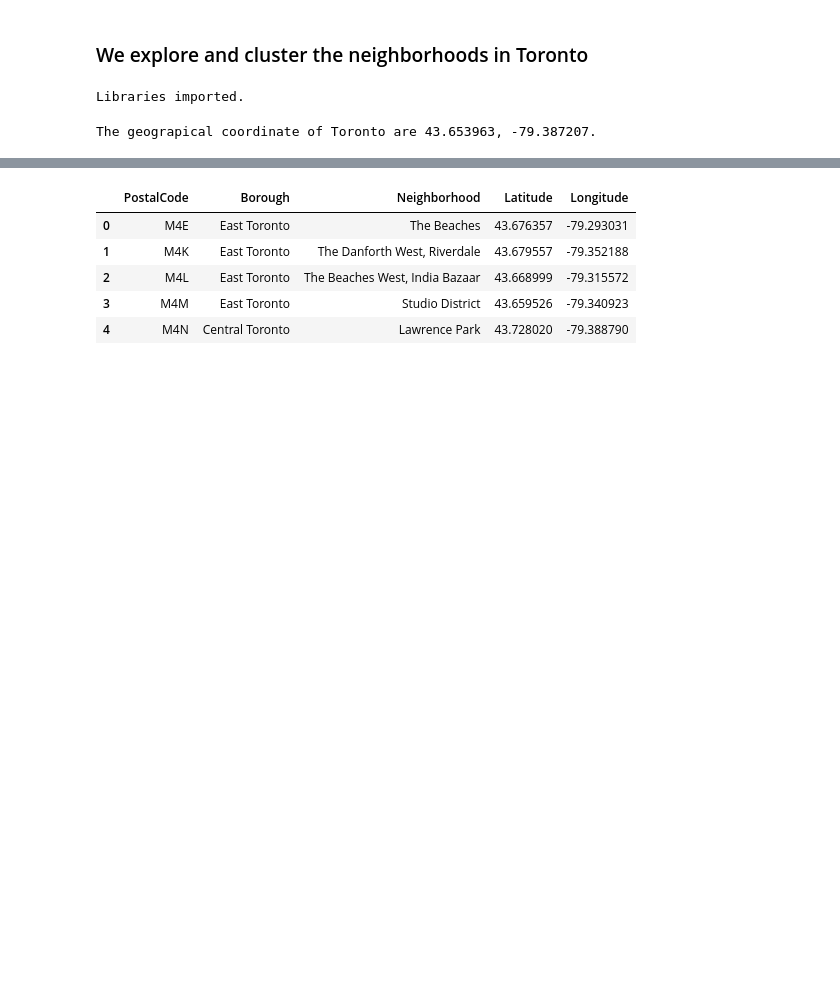
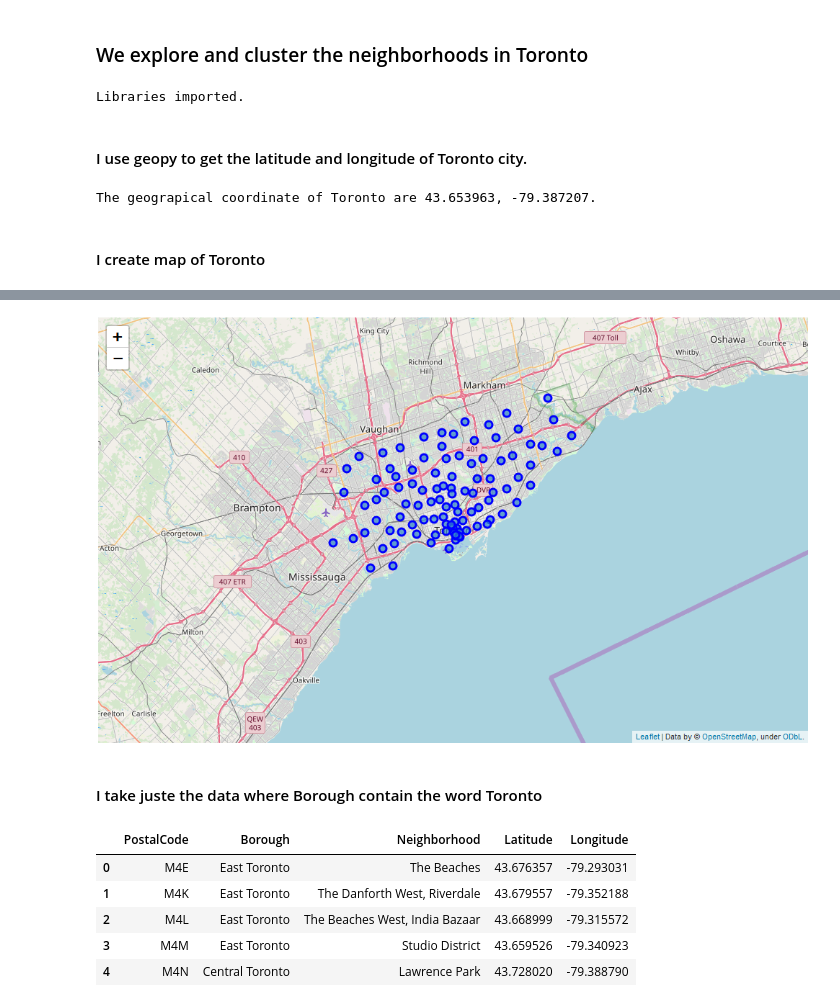
Before and after one commit to mbouayoun/Coursera_Capstone, a Jupyter notebook: Week3_toronto_part3.ipynb, the cells around one changed output, grey strips where cells are left out. Drawn from its saved outputs; the diff is of its cells as text; code cells hidden in the pictures; blank space fills up the shorter version.

```diff
--- a/Week3_toronto_part3.ipynb
+++ b/Week3_toronto_part3.ipynb
@@ -187,6 +189,8 @@ import folium # map rendering library
 print('Libraries imported.')
 # %% [output]
 Libraries imported.
+# %% [markdown]
+#### I use geopy to get the latitude and longitude of Toronto city.
 # %%
 address = 'Toronto'
 
@@ -197,6 +201,8 @@ longitude = location.longitude
 print('The geograpical coordinate of Toronto are {}, {}.'.format(latitude, longitude))
 # %% [output]
 The geograpical coordinate of Toronto are 43.653963, -79.387207.
+# %% [markdown]
+#### I create map of Toronto
 # %%
 map_toronto = folium.Map(location=[latitude, longitude], zoom_start=10,prefer_canvas=True)
 
@@ -217,6 +223,13 @@ for lat, lng, borough, neighborhood in zip(df_toronto['Latitude'],
 map_toronto
 # %% [output]
 [interactive output not drawn]
+# %%
+pil_im = Image.open('cap1.png')
+display(pil_im)
+# %% [output]
+[figure, added]
+# %% [markdown]
+#### I take juste the data where Borough contain the word Toronto
 # %%
 df_with_toronto= df_toronto[df_toronto['Borough'].str.contains('Toronto', na = False)].reset_index(drop=True)
 df_with_toronto.head()
```
Also changed, not shown: parts of 47 cells of this notebook.
